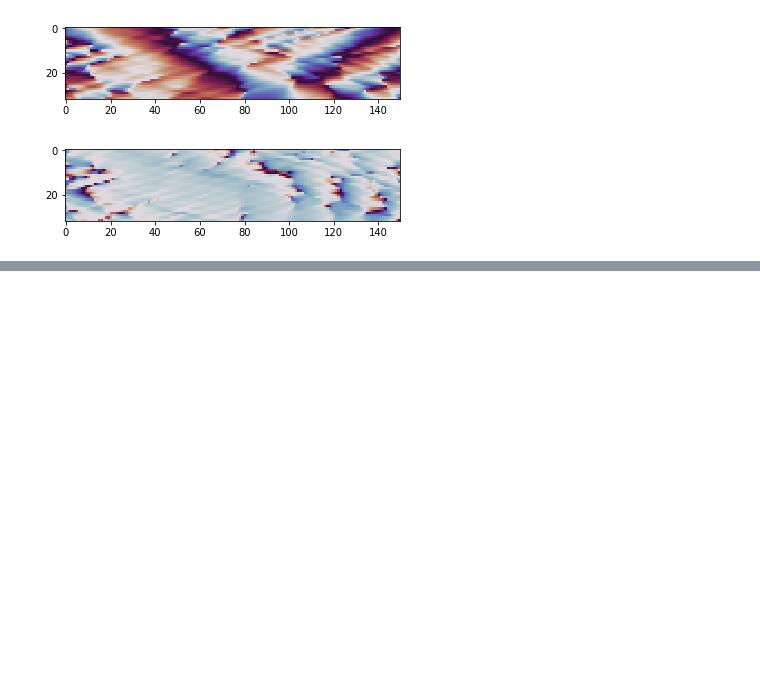
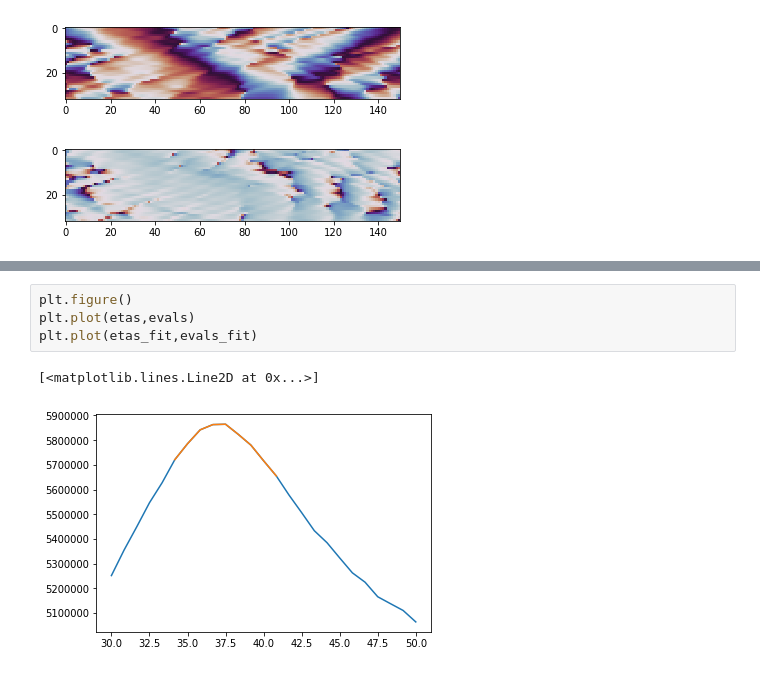
Before and after one commit to danielreardon/scintools, a Jupyter notebook: scintools/examples/THTHSample.ipynb, the cells around one changed output, grey strips where cells are left out. Cells and saved outputs as stored; diff of their text form; blank space fills up the shorter version.

```diff
--- a/scintools/examples/THTHSample.ipynb
+++ b/scintools/examples/THTHSample.ipynb
@@ -514,0 +756,7 @@ plt.ylim((-1,3))
+# %%
+plt.figure()
+plt.plot(etas,evals)
+plt.plot(etas_fit,evals_fit)
+# %% [output]
+[<matplotlib.lines.Line2D at 0x...>]
+[figure, added]
```
Also changed, not shown: parts of 15 cells of this notebook.
